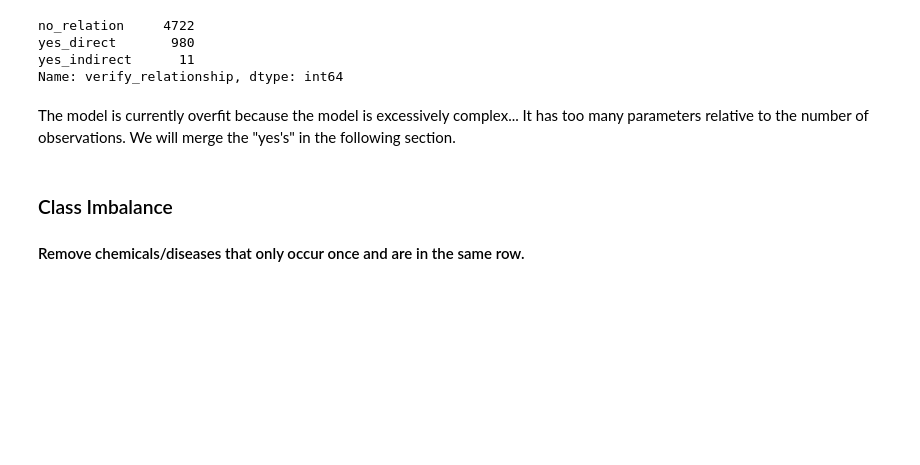
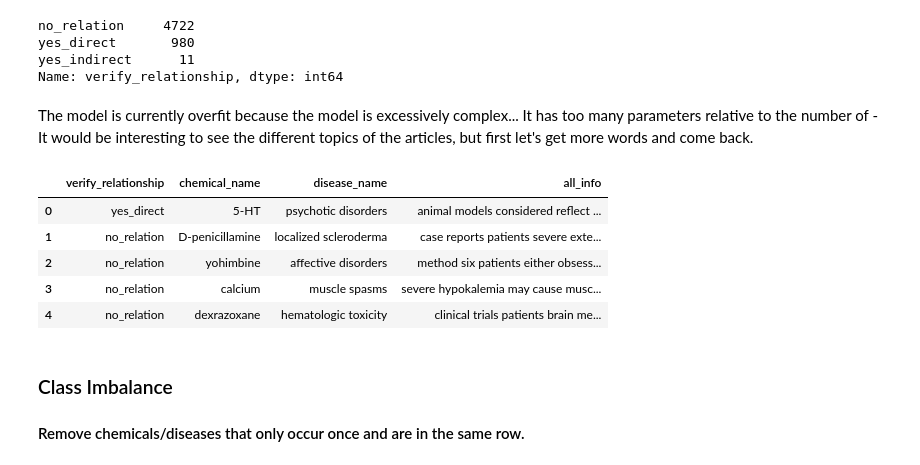
Before and after one commit to theresacervantes/Chemicals_and_diseases, a Jupyter notebook: 1_Cleaning_chemials_and_diseases.ipynb, the cells around one changed output. Saved outputs shown, nothing was run; the diff lists cells and outputs as text; code cells hidden in the pictures; blank space fills up the shorter version.

Commit message:
topics from all abstracts

```diff
--- a/1_Cleaning_chemials_and_diseases.ipynb
+++ b/1_Cleaning_chemials_and_diseases.ipynb
@@ -228,7 +221,17 @@ yes_direct       980
 yes_indirect      11
 Name: verify_relationship, dtype: int64
 # %% [markdown]
-The model is currently overfit because the model is excessively complex... It has too many parameters relative to the number of observations. We will merge the "yes's" in the following section.
+The model is currently overfit because the model is excessively complex... It has too many parameters relative to the number of - It would be interesting to see the different topics of the articles, but first let's get more words and come back.
+# %%
+df_all = pd.read_csv('data/df_all.csv', na_values=['?'])
+df_all.head()
+# %% [output]
+|  | verify_relationship | chemical_name | disease_name | all_info |
+| 0 | yes_direct | 5-HT | psychotic disorders | animal models considered reflect ... |
+| 1 | no_relation | D-penicillamine | localized scleroderma | case reports patients severe exte... |
+| 2 | no_relation | yohimbine | affective disorders | method six patients either obsess... |
+| 3 | no_relation | calcium | muscle spasms | severe hypokalemia may cause musc... |
+| 4 | no_relation | dexrazoxane | hematologic toxicity | clinical trials patients brain me... |
 # %% [markdown]
 ### Class Imbalance
 #### Remove chemicals/diseases that only occur once and are in the same row.
```
Also changed, not shown: parts of 18 cells of this notebook, 8 other files.
